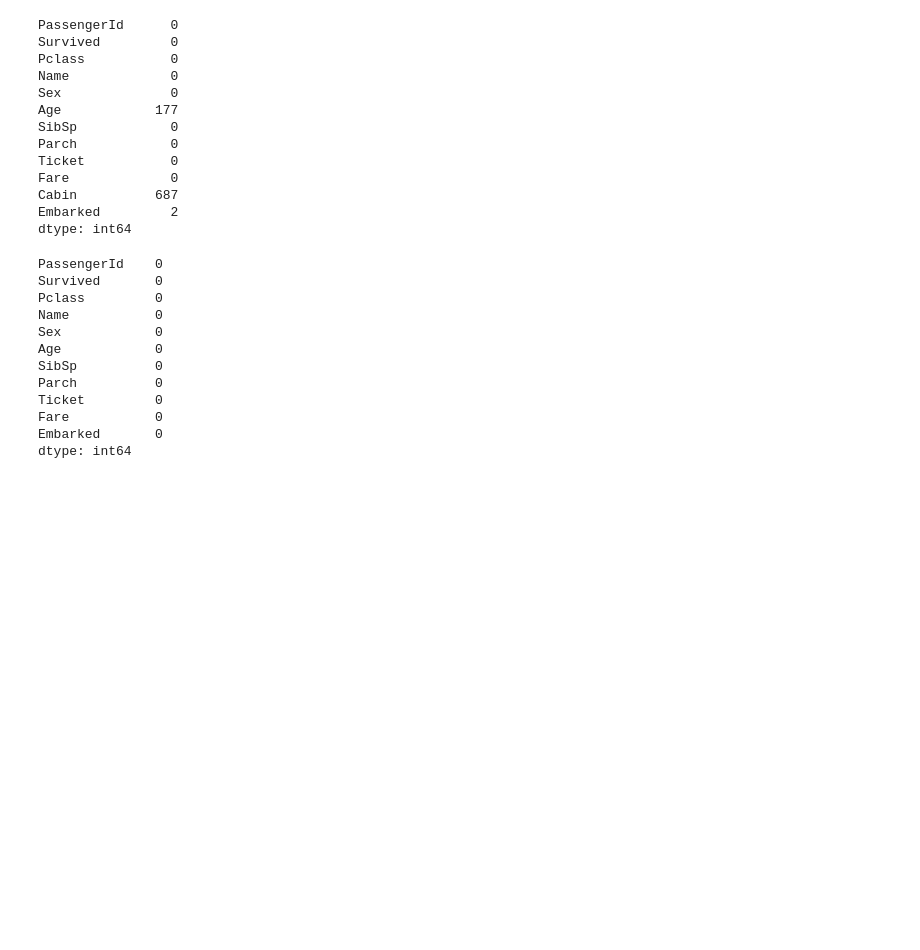
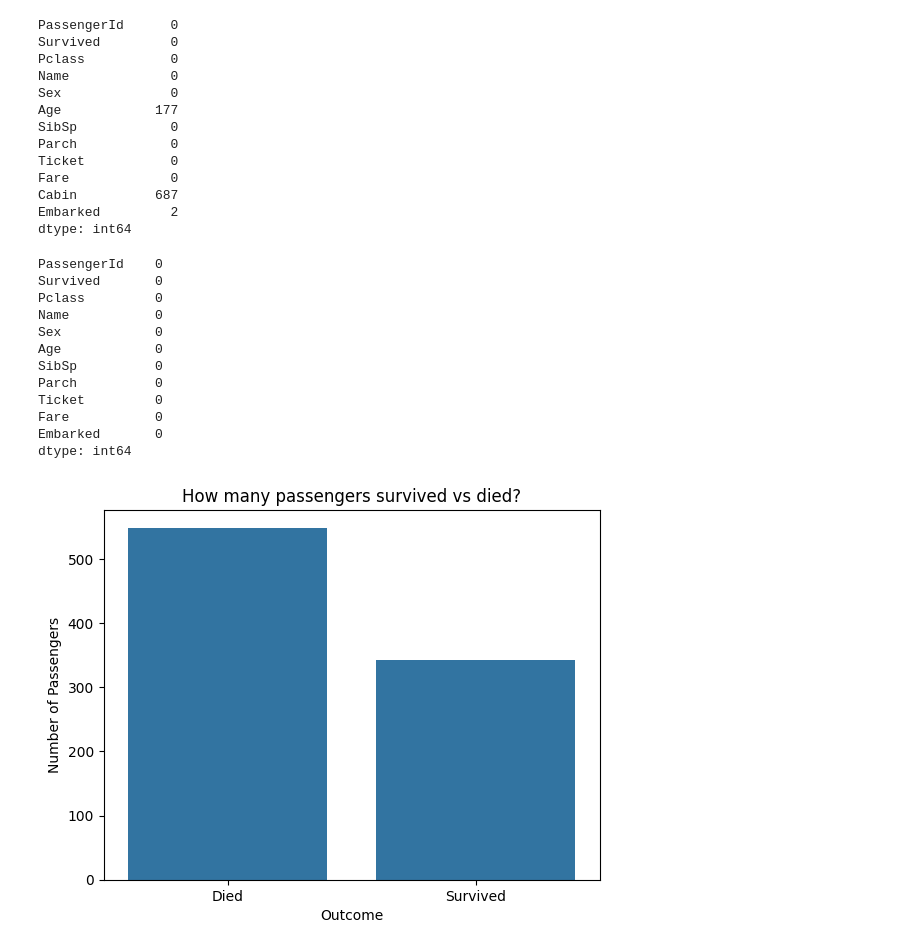
Before and after one commit to Akshitakasturia08/titanic-eda, a Jupyter notebook: titanic_analysis.ipynb, the cells around one changed output. Saved outputs shown, nothing was run; the diff lists cells and outputs as text; code cells hidden in the pictures; blank space fills up the shorter version.

Commit message:
added 4 charts and survival analysis

```diff
--- a/titanic_analysis.ipynb
+++ b/titanic_analysis.ipynb
@@ -77,3 +77,13 @@ Ticket         0
 Fare           0
 Embarked       0
 dtype: int64
+# %%
+# survival count
+sns.countplot(x='Survived', data=df)
+plt.title('How many passengers survived vs died?')
+plt.xticks([0, 1], ['Died', 'Survived'])
+plt.xlabel('Outcome')
+plt.ylabel('Number of Passengers')
+plt.show()
+# %% [output]
+[figure, added]
```
Also changed, not shown: parts of 7 cells of this notebook.
